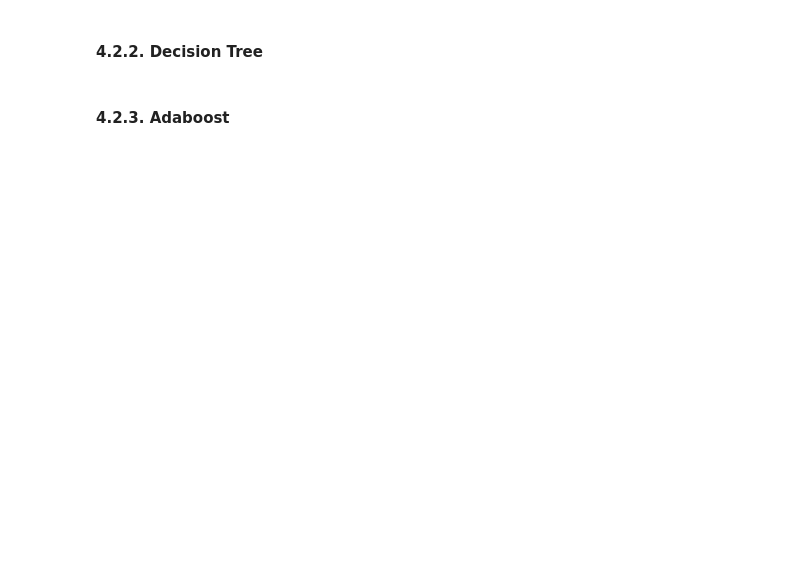
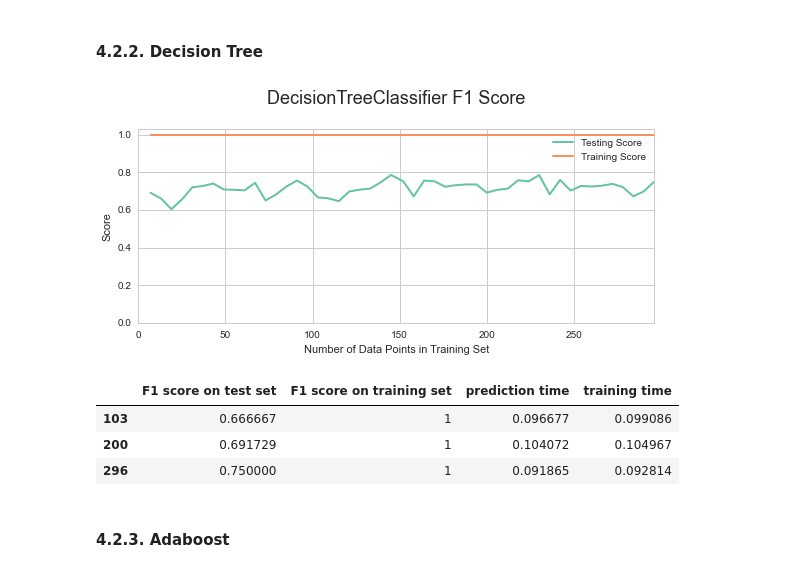
Before and after one commit to ucaiado/Student_Intervention, a Jupyter notebook: student_intervention.ipynb, the cells around one changed output. Saved outputs shown, nothing was run; the diff lists cells and outputs as text; code cells hidden in the pictures; blank space fills up the shorter version.

```diff
--- a/student_intervention.ipynb
+++ b/student_intervention.ipynb
@@ -564,5 +675,33 @@ F1 score for test set: 0.746478873239
 #### 4.2.2. Decision Tree
 # %%
 # TODO: Train and predict using two other models
+# %%
+# Train and predict using different training set sizes
+#plot the Memory peak curves for all classifiers tested
+import matplotlib.pylab as pl
+f, ax = pl.subplots(1, 1)
+l_clf = d_rtn.keys()
+d_aux = d_rtn[l_clf[2]]
+ax.plot(d_aux['sizes'], d_aux['arr_F1test'], lw = 2, label = 'Testing Score')
+ax.plot(d_aux['sizes'], d_aux['arr_F1train'], lw = 2, label = 'Training Score')
+ax.legend()
+ax.set_title("{} F1 Score\n".format(d_aux['name']), fontsize=18)
+ax.set_xlabel('Number of Data Points in Training Set')
+ax.set_ylabel("Score")
+ax.set_xlim([0, len(X_train)])
+ax.set_ylim([0., 1.03])
+
+# Visual aesthetics
+f.tight_layout()
+f.tight_layout()
+# %% [output]
+[figure, added]
+# %%
+makeTable(d_rtn, "DecisionTreeClassifier")
+# %% [output]
+|  | F1 score on test set | F1 score on training set | prediction time | training time |
+| 103 | 0.666667 | 1 | 0.096677 | 0.099086 |
+| 200 | 0.691729 | 1 | 0.104072 | 0.104967 |
+| 296 | 0.750000 | 1 | 0.091865 | 0.092814 |
 # %% [markdown]
 #### 4.2.3. Adaboost
```
Also changed, not shown: parts of 27 cells of this notebook.
